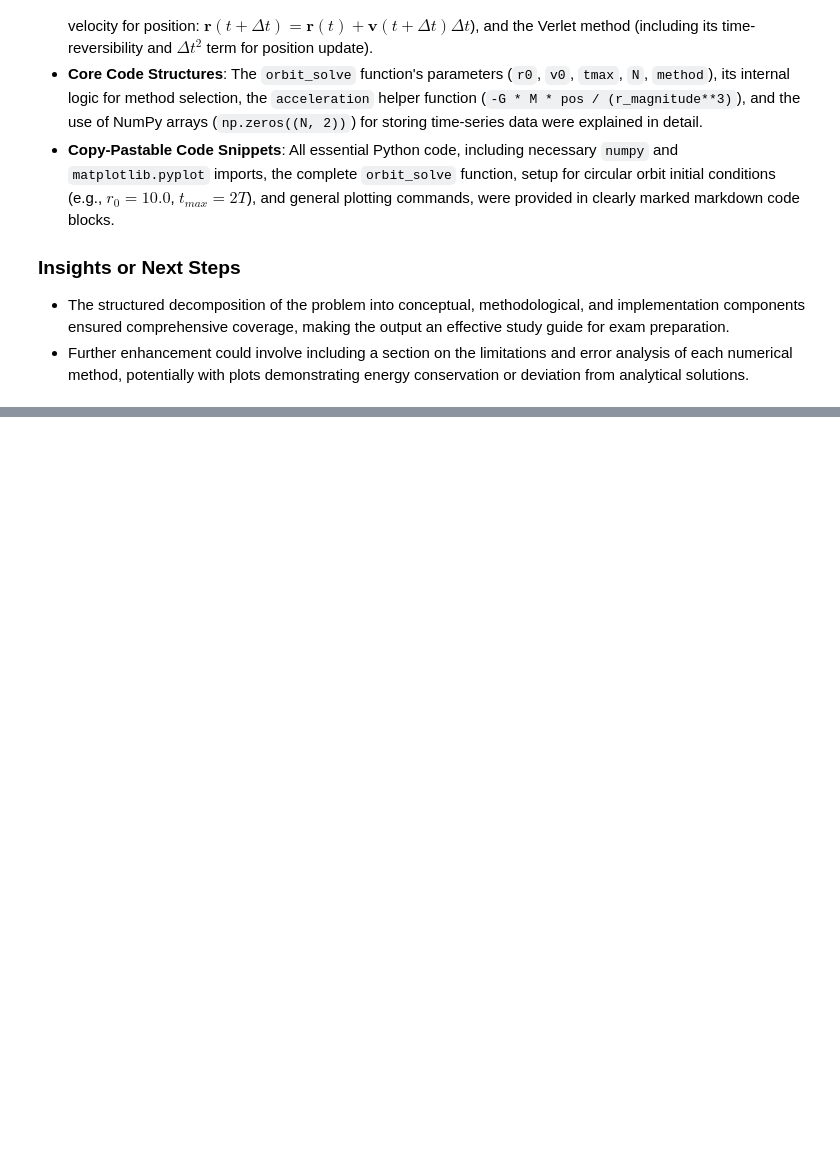
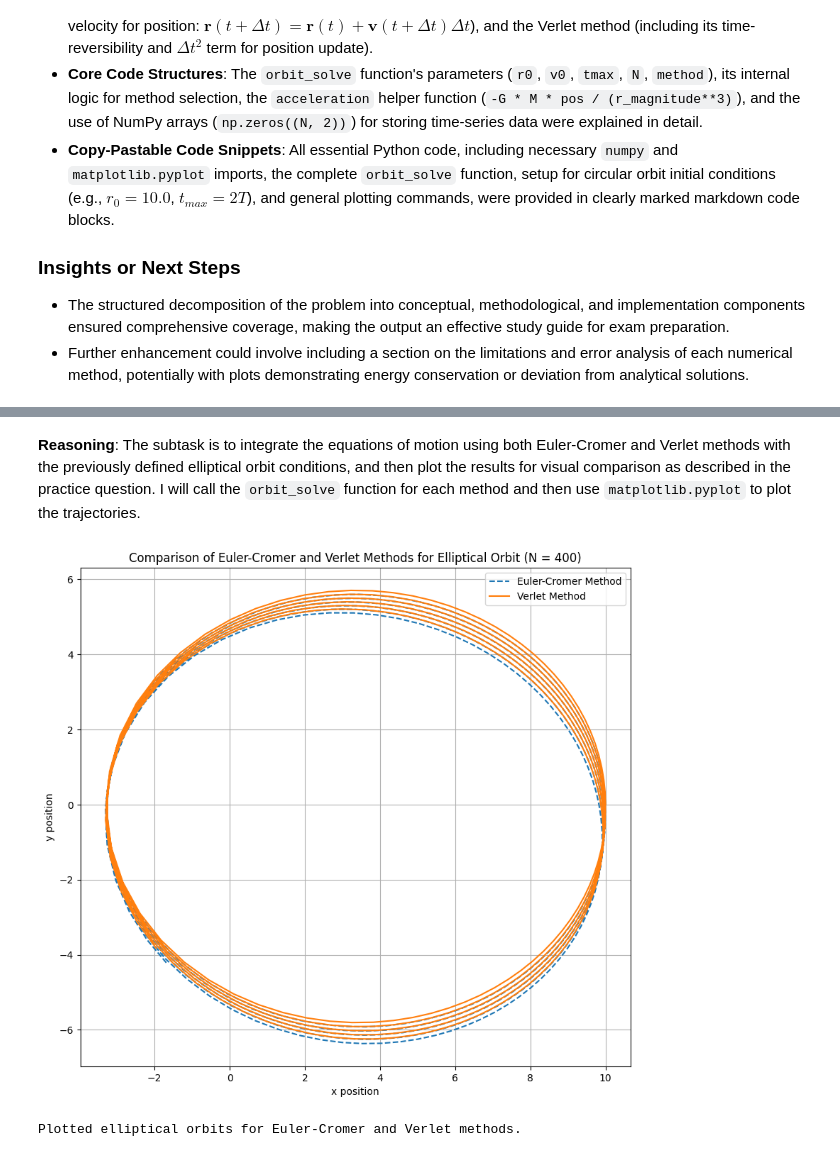
Before and after one commit to PX2145-2025/week-9-b-Zach-Bryant-2, a Jupyter notebook: ODEs_2.ipynb, the cells around one changed output, grey strips where cells are left out. Saved outputs shown, nothing was run; the diff lists cells and outputs as text; code cells hidden in the pictures; blank space fills up the shorter version.

```diff
--- a/ODEs_2.ipynb
+++ b/ODEs_2.ipynb
@@ -1574,0 +1659,34 @@ The task successfully generated a comprehensive explanation of numerical integra
+# %% [markdown]
+**Reasoning**:
+The subtask is to integrate the equations of motion using both Euler-Cromer and Verlet methods with the previously defined elliptical orbit conditions, and then plot the results for visual comparison as described in the practice question. I will call the `orbit_solve` function for each method and then use `matplotlib.pyplot` to plot the trajectories.
+# %%
+import matplotlib.pyplot as plt
+
+# Assuming the orbit_solve function and constants G, M are defined in the notebook.
+# Using the elliptical orbit initial conditions defined in the previous step.
+# r0_elliptical, v0_elliptical, tmax_elliptical, N_elliptical
+
+# Integrate equations of motion using Euler-Cromer method
+t_ec, r_ec, v_ec = orbit_solve(r0_elliptical, v0_elliptical, tmax_elliptical, N_elliptical, method='euler-cromer')
+
+# Integrate equations of motion using Verlet method
+t_verlet, r_verlet, v_verlet = orbit_solve(r0_elliptical, v0_elliptical, tmax_elliptical, N_elliptical, method='verlet')
+
+# Plotting for visual comparison
+plt.figure(figsize=(10, 10))
+
+plt.plot(r_ec[:, 0], r_ec[:, 1], label='Euler-Cromer Method', linestyle='--')
+plt.plot(r_verlet[:, 0], r_verlet[:, 1], label='Verlet Method', linestyle='-')
+
+plt.xlabel('x position')
+plt.ylabel('y position')
+plt.title(f'Comparison of Euler-Cromer and Verlet Methods for Elliptical Orbit (N = {N_elliptical})')
+plt.gca().set_aspect('equal', adjustable='box') # Ensure elliptical orbits look correct
+plt.grid(True)
+plt.legend()
+plt.show()
+
+print("Plotted elliptical orbits for Euler-Cromer and Verlet methods.")
+# %% [output]
+[figure, added]
+Plotted elliptical orbits for Euler-Cromer and Verlet methods.
```
Also changed, not shown: parts of 21 cells of this notebook.
